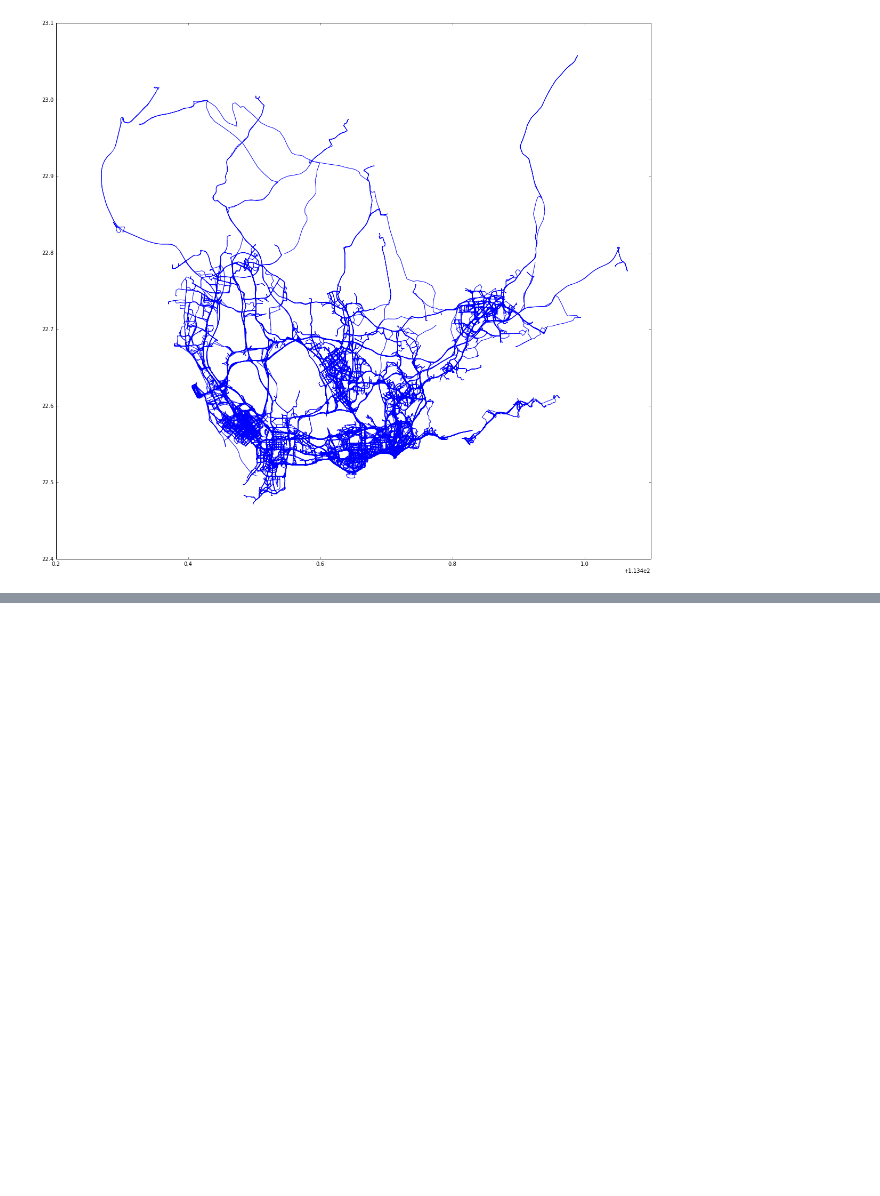
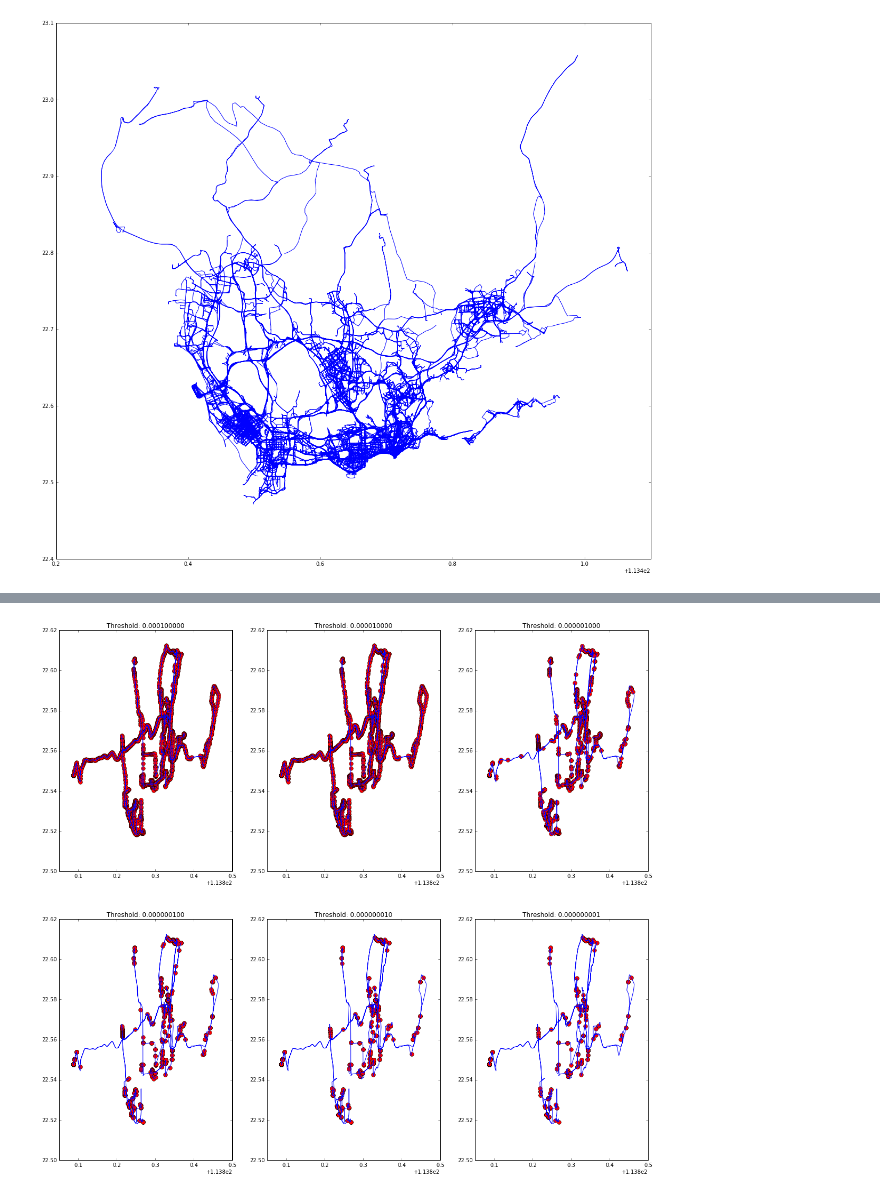
Before and after one commit to 1nfo/TLRI, a Jupyter notebook: Exploring.ipynb, the cells around one changed output, grey strips where cells are left out. Saved outputs shown, nothing was run; the diff lists cells and outputs as text; code cells hidden in the pictures; blank space fills up the shorter version.

Commit message:
exploring when taxi stop

```diff
--- a/Exploring.ipynb
+++ b/Exploring.ipynb
@@ -86,0 +128,24 @@ for i in xrange(N):
+# %%
+def findStop(df,threshold):
+    #distance is small enough
+    ret, idx = [], []
+    for i in xrange(1,df.shape[0]):
+        dist = sum((df.ix[i-1,2:4]-df.ix[i,2:4])**2)
+        if dist<threshold:
+            ret.append(dist)
+            idx.append(i)
+    return ret,idx
+
+def _tmp_plot(df):
+    plt.figure(figsize=(20,18))
+    for i in xrange(4,10):
+        dist,idx = findStop(df,10**(-i))
+        plt.subplot(2,3,i-3)
+        plotTraj(df)
+        plt.scatter(df.ix[idx,2],df.ix[idx,3],c="r",lw=.5,s=60)
+        plt.title("Threshold: %.9f" % 10**(-i))
+    plt.show()
+# %%
+_tmp_plot(df)
+# %% [output]
+[figure, added]
```
Also changed, not shown: parts of 5 cells of this notebook.
